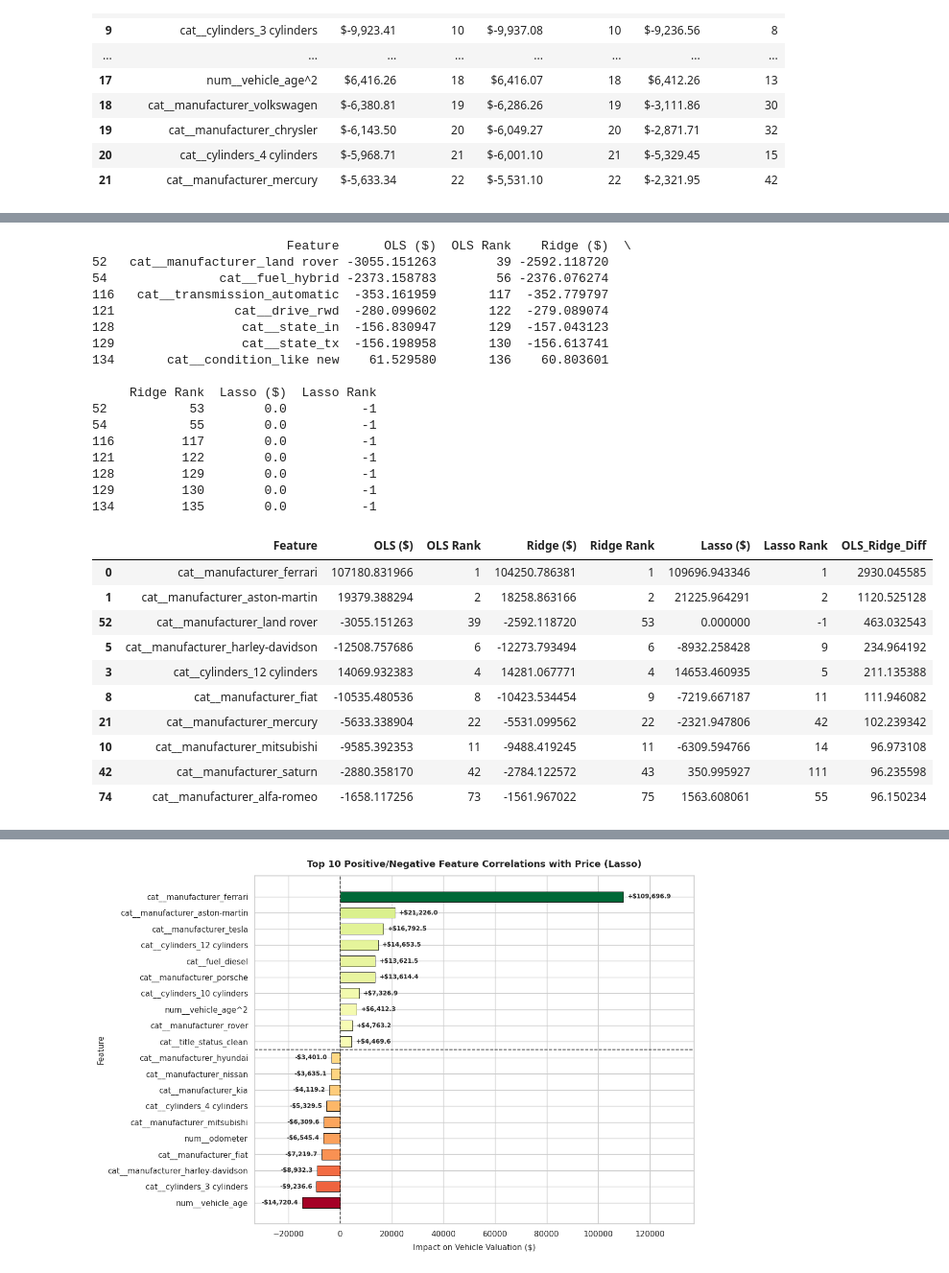
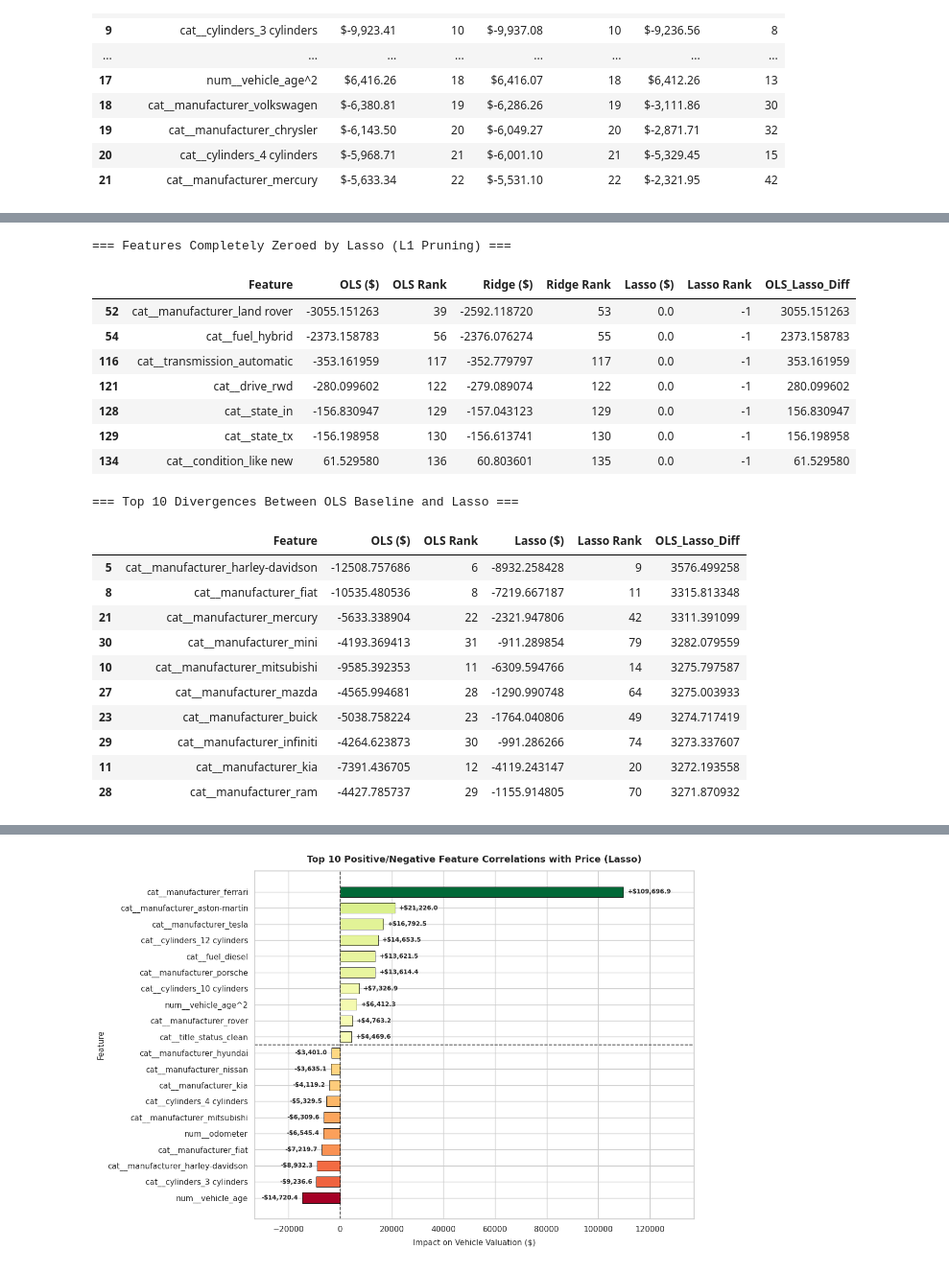
Before and after one commit to 1abhisheknigam/my-ai, a Jupyter notebook: price-of-car/notebooks/price_of_car.ipynb, the cells around one changed output, grey strips where cells are left out. Shown at 96% size. Drawn from its saved outputs; the diff is of its cells as text; code cells hidden in the pictures.

```diff
--- a/price-of-car/notebooks/price_of_car.ipynb
+++ b/price-of-car/notebooks/price_of_car.ipynb
@@ -3707,48 +3764,42 @@ Model Coefficient & Rank Hierarchy Comparison (Top 22 Features)
 # %%
 # Other interesting observations
 
 # A. Features that Lasso completely pruned out (Rank == -1)
-zeroed_by_lasso = master_feature_comparison.query("`Lasso Rank` == -1")
+zeroed_by_lasso = master_feature_comparison[master_feature_comparison['Lasso Rank'] == -1]
 
-# B. Features where OLS and Ridge disagree the most on absolute valuation
-master_feature_comparison["OLS_Ridge_Diff"] = (
-    master_feature_comparison["OLS ($)"]
-    - master_feature_comparison["Ridge ($)"]
+# B. Features where Lasso diverges most from OLS baseline valuation
+master_feature_comparison['OLS_Lasso_Diff'] = (
+    master_feature_comparison['OLS ($)'] - master_feature_comparison['Lasso ($)']
 ).abs()
 
 largest_divergences = master_feature_comparison.sort_values(
-    by="OLS_Ridge_Diff", ascending=False
+    by='OLS_Lasso_Diff', ascending=False
 ).head(10)
 
-print(zeroed_by_lasso)
+print('=== Features Completely Zeroed by Lasso (L1 Pruning) ===')
+display(zeroed_by_lasso)
 
-largest_divergences
+print('\n=== Top 10 Divergences Between OLS Baseline and Lasso ===')
+display(largest_divergences[['Feature', 'OLS ($)', 'OLS Rank', 'Lasso ($)', 'Lasso Rank', 'OLS_Lasso_Diff']])
 # %% [output]
-                          Feature      OLS ($)  OLS Rank    Ridge ($)  \
-52   cat__manufacturer_land rover -3055.151263        39 -2592.118720
-54               cat__fuel_hybrid -2373.158783        56 -2376.076274
-116   cat__transmission_automatic  -353.161959       117  -352.779797
-121                cat__drive_rwd  -280.099602       122  -279.089074
-128                 cat__state_in  -156.830947       129  -157.043123
-129                 cat__state_tx  -156.198958       130  -156.613741
-134       cat__condition_like new    61.529580       136    60.803601
-
-     Ridge Rank  Lasso ($)  Lasso Rank
-52           53        0.0          -1
-54           55        0.0          -1
-116         117        0.0          -1
-121         122        0.0          -1
-128         129        0.0          -1
-129         130        0.0          -1
-134         135        0.0          -1
+=== Features Completely Zeroed by Lasso (L1 Pruning) ===
-|  | Feature | OLS ($) | OLS Rank | Ridge ($) | Ridge Rank | Lasso ($) | Lasso Rank | OLS_Ridge_Diff |
-| 0 | cat__manufacturer_ferrari | 107180.831966 | 1 | 104250.786381 | 1 | 109696.943346 | 1 | 2930.045585 |
-| 1 | cat__manufacturer_aston-martin | 19379.388294 | 2 | 18258.863166 | 2 | 21225.964291 | 2 | 1120.525128 |
-| 52 | cat__manufacturer_land rover | -3055.151263 | 39 | -2592.118720 | 53 | 0.000000 | -1 | 463.032543 |
-| 5 | cat__manufacturer_harley-davidson | -12508.757686 | 6 | -12273.793494 | 6 | -8932.258428 | 9 | 234.964192 |
-| 3 | cat__cylinders_12 cylinders | 14069.932383 | 4 | 14281.067771 | 4 | 14653.460935 | 5 | 211.135388 |
-| 8 | cat__manufacturer_fiat | -10535.480536 | 8 | -10423.534454 | 9 | -7219.667187 | 11 | 111.946082 |
-| 21 | cat__manufacturer_mercury | -5633.338904 | 22 | -5531.099562 | 22 | -2321.947806 | 42 | 102.239342 |
-| 10 | cat__manufacturer_mitsubishi | -9585.392353 | 11 | -9488.419245 | 11 | -6309.594766 | 14 | 96.973108 |
-| 42 | cat__manufacturer_saturn | -2880.358170 | 42 | -2784.122572 | 43 | 350.995927 | 111 | 96.235598 |
-| 74 | cat__manufacturer_alfa-romeo | -1658.117256 | 73 | -1561.967022 | 75 | 1563.608061 | 55 | 96.150234 |
+|  | Feature | OLS ($) | OLS Rank | Ridge ($) | Ridge Rank | Lasso ($) | Lasso Rank | OLS_Lasso_Diff |
+| 52 | cat__manufacturer_land rover | -3055.151263 | 39 | -2592.118720 | 53 | 0.0 | -1 | 3055.151263 |
+| 54 | cat__fuel_hybrid | -2373.158783 | 56 | -2376.076274 | 55 | 0.0 | -1 | 2373.158783 |
+| 116 | cat__transmission_automatic | -353.161959 | 117 | -352.779797 | 117 | 0.0 | -1 | 353.161959 |
+| 121 | cat__drive_rwd | -280.099602 | 122 | -279.089074 | 122 | 0.0 | -1 | 280.099602 |
+| 128 | cat__state_in | -156.830947 | 129 | -157.043123 | 129 | 0.0 | -1 | 156.830947 |
+| 129 | cat__state_tx | -156.198958 | 130 | -156.613741 | 130 | 0.0 | -1 | 156.198958 |
+| 134 | cat__condition_like new | 61.529580 | 136 | 60.803601 | 135 | 0.0 | -1 | 61.529580 |
+=== Top 10 Divergences Between OLS Baseline and Lasso ===
+|  | Feature | OLS ($) | OLS Rank | Lasso ($) | Lasso Rank | OLS_Lasso_Diff |
+| 5 | cat__manufacturer_harley-davidson | -12508.757686 | 6 | -8932.258428 | 9 | 3576.499258 |
+| 8 | cat__manufacturer_fiat | -10535.480536 | 8 | -7219.667187 | 11 | 3315.813348 |
+| 21 | cat__manufacturer_mercury | -5633.338904 | 22 | -2321.947806 | 42 | 3311.391099 |
+| 30 | cat__manufacturer_mini | -4193.369413 | 31 | -911.289854 | 79 | 3282.079559 |
+| 10 | cat__manufacturer_mitsubishi | -9585.392353 | 11 | -6309.594766 | 14 | 3275.797587 |
+| 27 | cat__manufacturer_mazda | -4565.994681 | 28 | -1290.990748 | 64 | 3275.003933 |
+| 23 | cat__manufacturer_buick | -5038.758224 | 23 | -1764.040806 | 49 | 3274.717419 |
+| 29 | cat__manufacturer_infiniti | -4264.623873 | 30 | -991.286266 | 74 | 3273.337607 |
+| 11 | cat__manufacturer_kia | -7391.436705 | 12 | -4119.243147 | 20 | 3272.193558 |
+| 28 | cat__manufacturer_ram | -4427.785737 | 29 | -1155.914805 | 70 | 3271.870932 |
```
Also changed, not shown: parts of 86 cells of this notebook.
